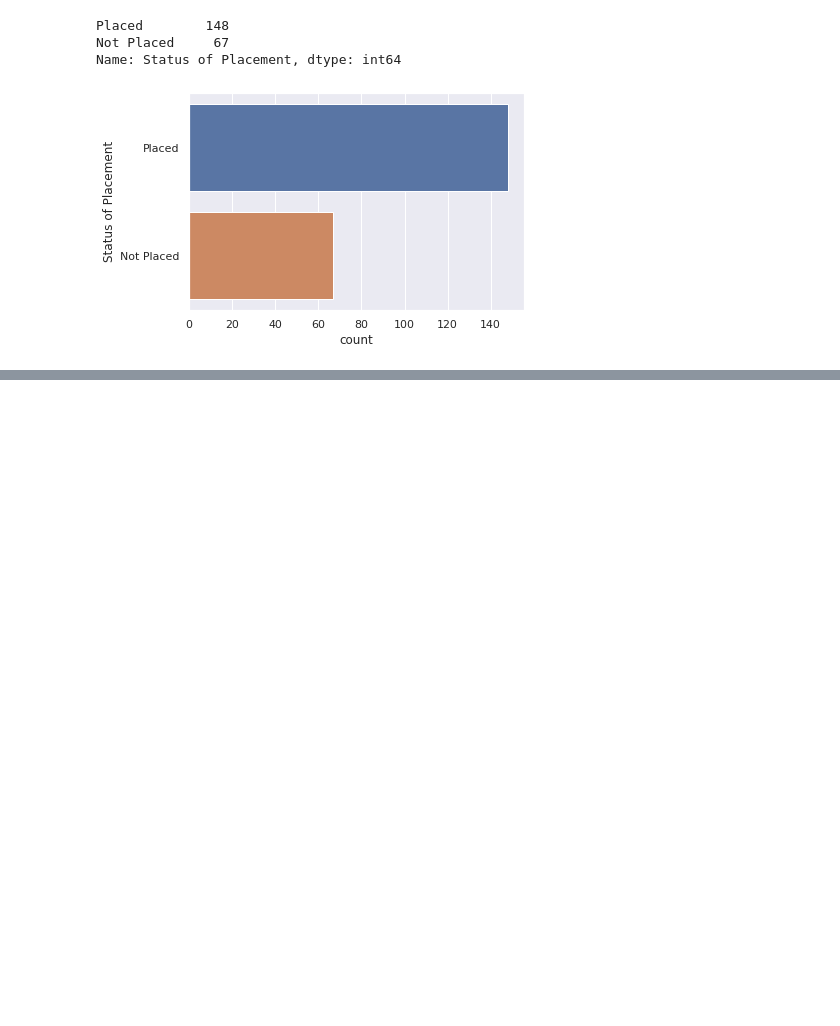
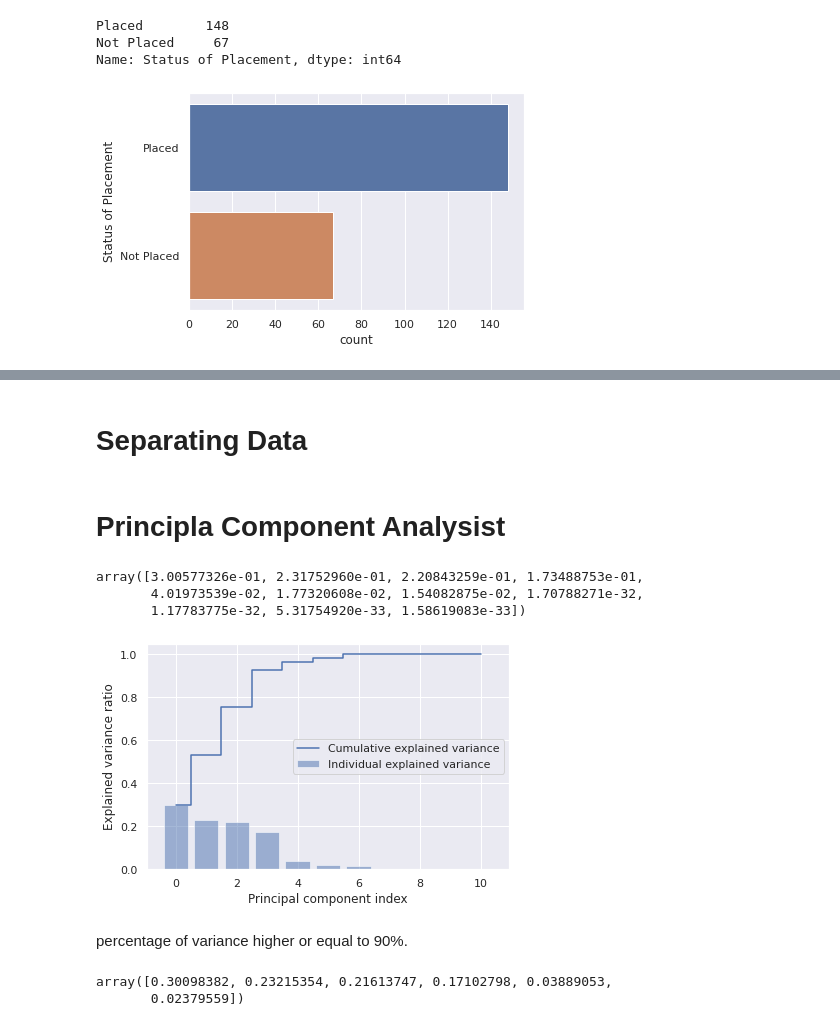
Before and after one commit to Alam710/Machine-Learning-Experiments-and-Exam, a Jupyter notebook: Islam__Nur_Alam_UAS_Macahine_Learning_No1.ipynb, the cells around one changed output, grey strips where cells are left out. Cells and saved outputs as stored; diff of their text form; code cells hidden in the pictures; blank space fills up the shorter version.

```diff
--- a/Islam__Nur_Alam_UAS_Macahine_Learning_No1.ipynb
+++ b/Islam__Nur_Alam_UAS_Macahine_Learning_No1.ipynb
@@ -206,0 +328,11 @@ Name: Status of Placement, dtype: int64
+# %%
+df_normalization = df[['Employability test percentage ( conducted by college)', 'Post Graduation Percentage']]
+
+x_min = np.min(df_normalization)
+x_max = np.max(df_normalization)
+
+def normalization(x):
+  return (x-x_min)/(x_max-x_min)
+
+df_normalization = normalization(df_normalization)
+df_normalization
@@ -206,0 +356,5 @@ Name: Status of Placement, dtype: int64
+# %%
+df_encoded = one_hot_encoding.join(df_normalization).join(df['salary']).dropna()
+df_encoded.reset_index(inplace=True)
+df_encoded.drop(columns=['No'], inplace=True)
+df_encoded
@@ -206,0 +375,47 @@ Name: Status of Placement, dtype: int64
+# %% [markdown]
+# Separating Data
+# %%
+x_train = df_encoded.iloc[:125].drop(columns=['salary'])
+x_test = df_encoded.iloc[125:].drop(columns=['salary'])
+x_data = df_encoded.drop(columns=['salary'])
+
+y_train = df_encoded.iloc[:125]['salary']
+y_test = df_encoded.iloc[125:]['salary']
+y_data = df_encoded['salary']
+# %% [markdown]
+# Principla Component Analysist
+# %%
+from sklearn.decomposition import PCA
+pca = PCA()
+
+pca_df = df_encoded.drop(columns=['salary'])
+pca_df = pca.fit_transform(x_train)
+look_var = pca.explained_variance_ratio_
+look_var
+# %% [output]
+array([3.00577326e-01, 2.31752960e-01, 2.20843259e-01, 1.73488753e-01,
+       4.01973539e-02, 1.77320608e-02, 1.54082875e-02, 1.70788271e-32,
+       1.17783775e-32, 5.31754920e-33, 1.58619083e-33])
+# %%
+cum_sum_eigenvalues = np.cumsum(look_var)
+
+# Create the visualization plot
+plt.bar(range(0,len(look_var)), look_var, alpha=0.5, align='center', label='Individual explained variance')
+plt.step(range(0,len(cum_sum_eigenvalues)), cum_sum_eigenvalues, where='mid',label='Cumulative explained variance')
+plt.ylabel('Explained variance ratio')
+plt.xlabel('Principal component index')
+plt.legend(loc='best')
+plt.tight_layout()
+plt.show()
+# %% [output]
+[figure, added]
+# %% [markdown]
+percentage of variance higher or equal to 90%.
+# %%
+# percentage of variance higher or equal to 90%.
+pca = PCA(n_components=6)
+x_new_ratio = pca.fit_transform(x_data)
+pca.explained_variance_ratio_
+# %% [output]
+array([0.30098382, 0.23215354, 0.21613747, 0.17102798, 0.03889053,
+       0.02379559])
```
Also changed, not shown: parts of 30 cells of this notebook.
